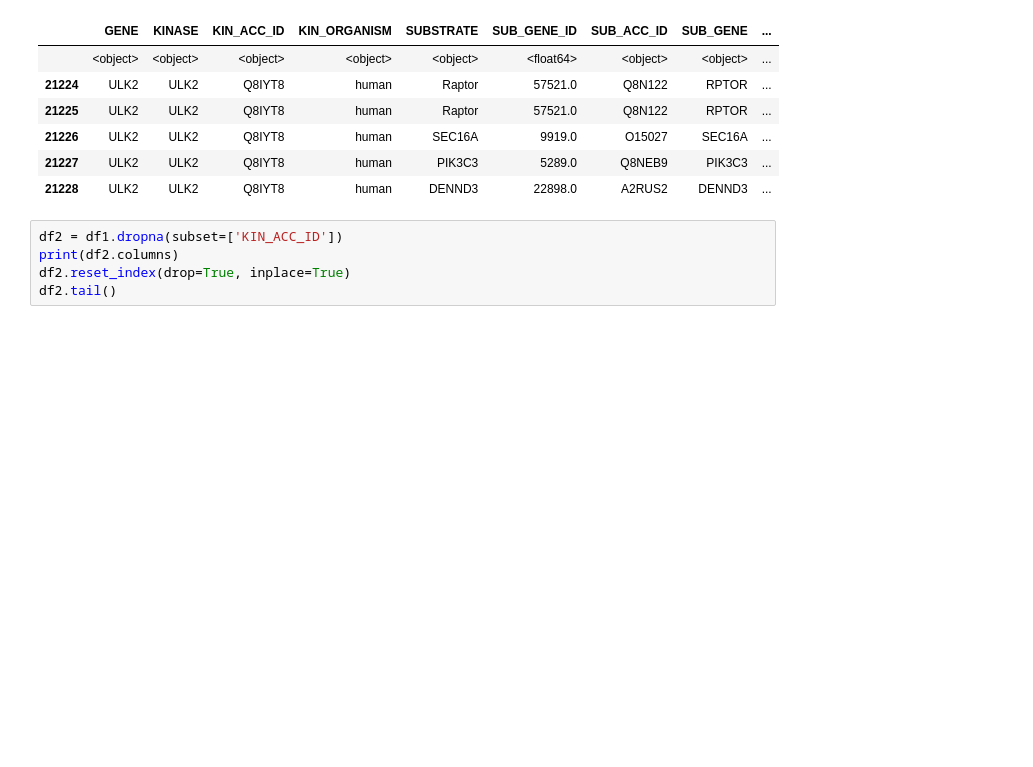
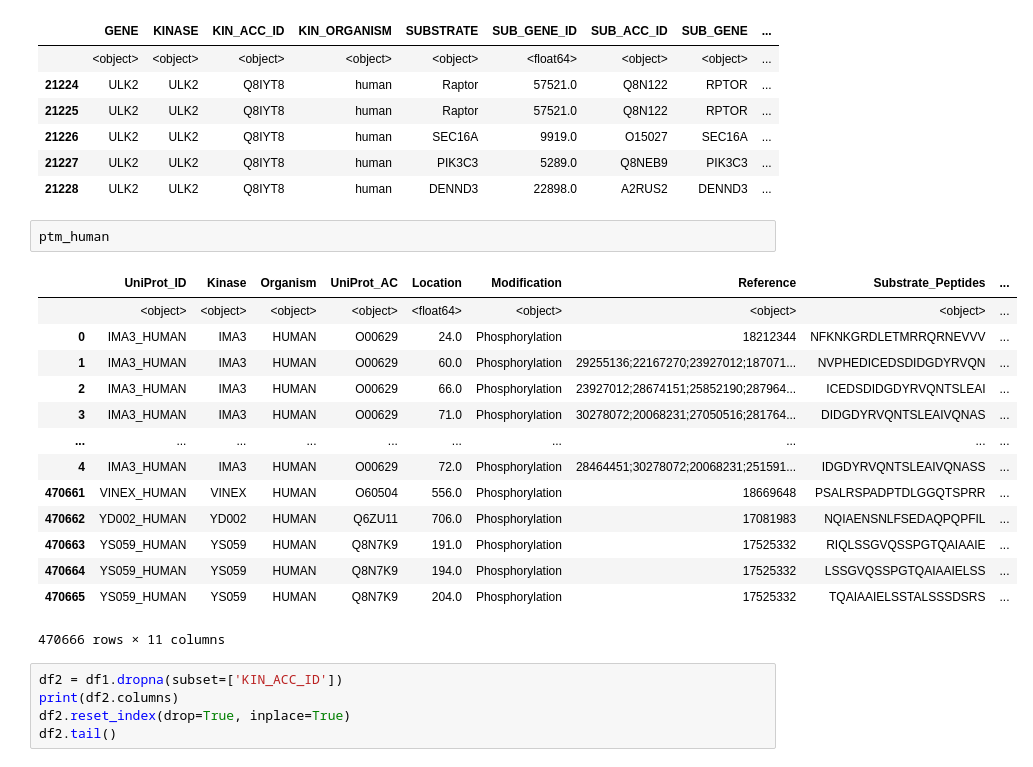
Before and after one commit to HongB1/DeepPP, a Jupyter notebook: code/prepro.ipynb, the cells around one changed output. Drawn from its saved outputs; the diff is of its cells as text; blank space fills up the shorter version.

```diff
--- a/code/prepro.ipynb
+++ b/code/prepro.ipynb
@@ -39,6 +45,23 @@ Index(['GENE', 'KINASE', 'KIN_ACC_ID', 'KIN_ORGANISM', 'SUBSTRATE',
 | 21226 | ULK2 | ULK2 | Q8IYT8 | human | SEC16A | 9919.0 | O15027 | SEC16A | ... |
 | 21227 | ULK2 | ULK2 | Q8IYT8 | human | PIK3C3 | 5289.0 | Q8NEB9 | PIK3C3 | ... |
 | 21228 | ULK2 | ULK2 | Q8IYT8 | human | DENND3 | 22898.0 | A2RUS2 | DENND3 | ... |
+# %%
+ptm_human
+# %% [output]
+|  | UniProt_ID | Kinase | Organism | UniProt_AC | Location | Modification | Reference | Substrate_Peptides | ... |
+|  | <object> | <object> | <object> | <object> | <float64> | <object> | <object> | <object> | ... |
+| 0 | IMA3_HUMAN | IMA3 | HUMAN | O00629 | 24.0 | Phosphorylation | 18212344 | NFKNKGRDLETMRRQRNEVVV | ... |
+| 1 | IMA3_HUMAN | IMA3 | HUMAN | O00629 | 60.0 | Phosphorylation | 29255136;22167270;23927012;187071... | NVPHEDICEDSDIDGDYRVQN | ... |
+| 2 | IMA3_HUMAN | IMA3 | HUMAN | O00629 | 66.0 | Phosphorylation | 23927012;28674151;25852190;287964... | ICEDSDIDGDYRVQNTSLEAI | ... |
+| 3 | IMA3_HUMAN | IMA3 | HUMAN | O00629 | 71.0 | Phosphorylation | 30278072;20068231;27050516;281764... | DIDGDYRVQNTSLEAIVQNAS | ... |
+| ... | ... | ... | ... | ... | ... | ... | ... | ... | ... |
+| 4 | IMA3_HUMAN | IMA3 | HUMAN | O00629 | 72.0 | Phosphorylation | 28464451;30278072;20068231;251591... | IDGDYRVQNTSLEAIVQNASS | ... |
+| 470661 | VINEX_HUMAN | VINEX | HUMAN | O60504 | 556.0 | Phosphorylation | 18669648 | PSALRSPADPTDLGGQTSPRR | ... |
+| 470662 | YD002_HUMAN | YD002 | HUMAN | Q6ZU11 | 706.0 | Phosphorylation | 17081983 | NQIAENSNLFSEDAQPQPFIL | ... |
+| 470663 | YS059_HUMAN | YS059 | HUMAN | Q8N7K9 | 191.0 | Phosphorylation | 17525332 | RIQLSSGVQSSPGTQAIAAIE | ... |
+| 470664 | YS059_HUMAN | YS059 | HUMAN | Q8N7K9 | 194.0 | Phosphorylation | 17525332 | LSSGVQSSPGTQAIAAIELSS | ... |
+| 470665 | YS059_HUMAN | YS059 | HUMAN | Q8N7K9 | 204.0 | Phosphorylation | 17525332 | TQAIAAIELSSTALSSSDSRS | ... |
+470666 rows × 11 columns
 # %%
 df2 = df1.dropna(subset=['KIN_ACC_ID'])
 print(df2.columns)
```
Also changed, not shown: parts of 74 cells of this notebook.
